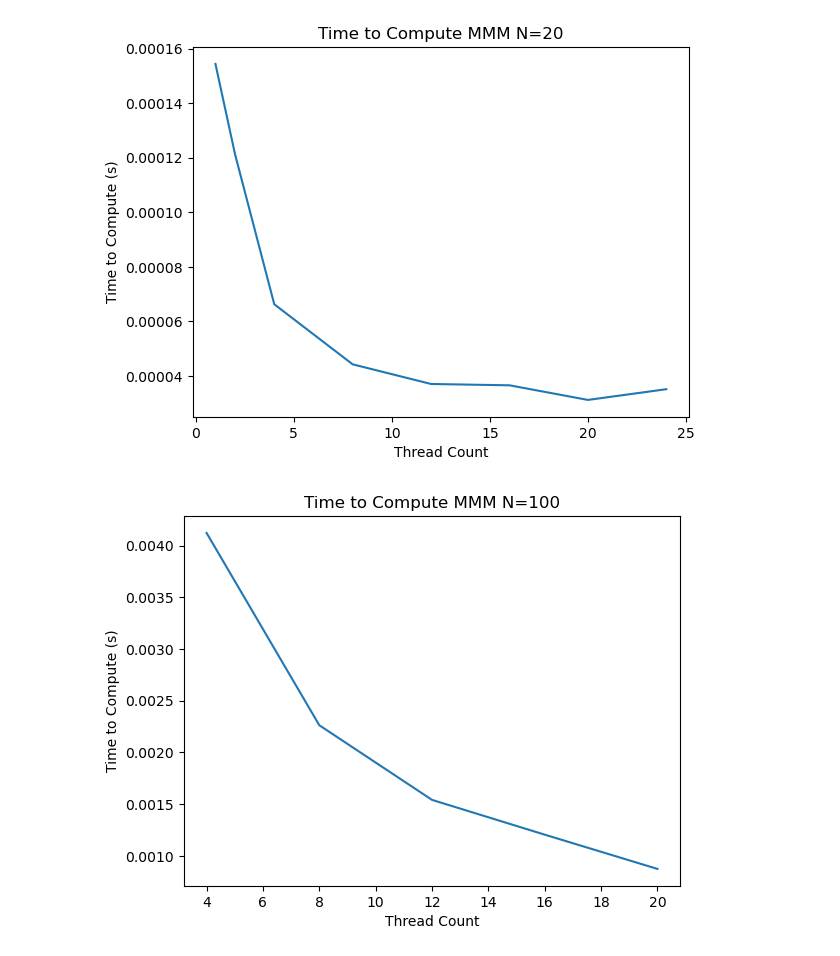
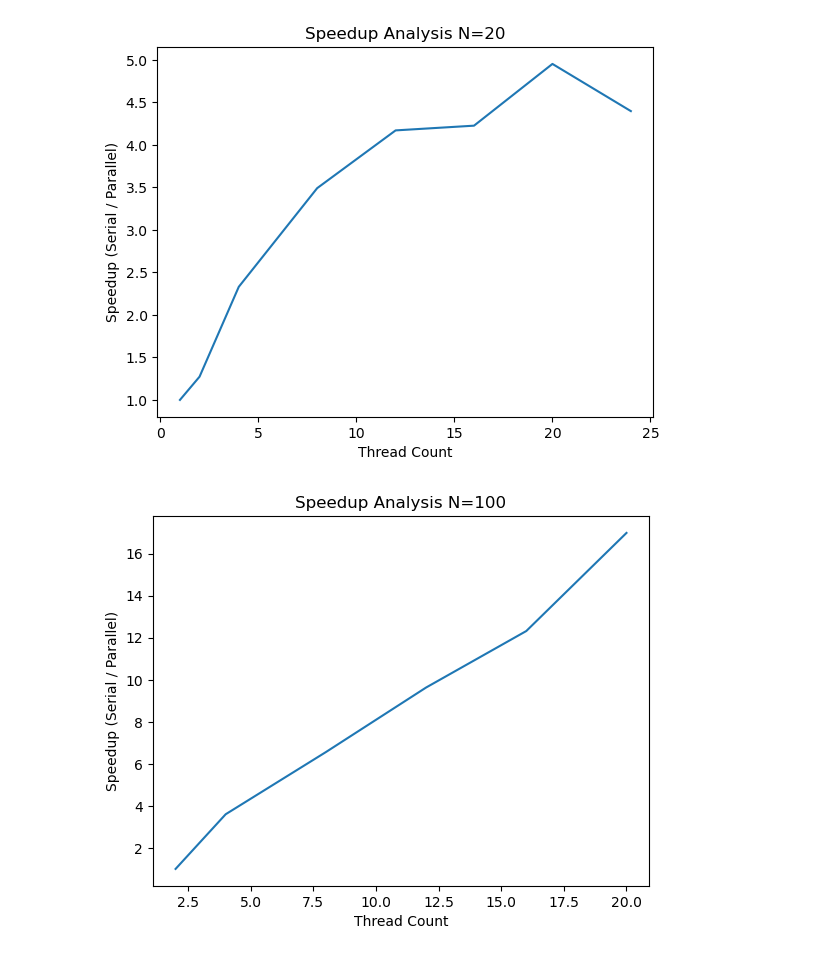
Before and after one commit to cmse822/project-4-openmp-intro-seven-c-s, a Jupyter notebook: Freem_Work/plotting.ipynb, the cells around one changed output. Cells and saved outputs as stored; diff of their text form; code cells hidden in the pictures.

Commit message:
added speedup plots

```diff
--- a/Freem_Work/plotting.ipynb
+++ b/Freem_Work/plotting.ipynb
@@ -5,19 +5,27 @@ import pandas as pd
 # %%
 # Reading data
 master_data = pd.read_csv("MMM_20x20.csv")
 master_data = master_data.to_numpy()
 
 # Removing first 20 entries of each timing to ignore first time load up costs
 mean_data =  np.mean(master_data[21:-1, :], 0)
 num_threads = np.array([1, 2, 4, 8, 12, 16, 20, 24])
 
 plt.plot(num_threads, mean_data)
 plt.xlabel("Thread Count")
 plt.ylabel("Time to Compute (s)")
 plt.title("Time to Compute MMM N=20")
 plt.savefig("plot_N20.png")
+
+plt.clf()
+plt.cla()
+plt.plot(num_threads, mean_data[0] / mean_data)
+plt.xlabel("Thread Count")
+plt.ylabel("Speedup (Serial / Parallel)")
+plt.title("Speedup Analysis N=20")
+plt.savefig("plot_speedup_N20.png")
 # %% [output]
-[figure, old version]
+[figure, new version]
 # %%
 # Reading data
 master_data = pd.read_csv("MMM_100x100.csv")
@@ -27,13 +35,21 @@ master_data = master_data.to_numpy()
 mean_data =  np.mean(master_data[21:-1, :], 0)
 num_threads = np.array([1, 2, 4, 8, 12, 16, 20, 24])
 
-plt.plot(num_threads[2:-1], mean_data[2:-1])
+plt.plot(num_threads[1:-1], mean_data[1:-1])
 plt.xlabel("Thread Count")
 plt.ylabel("Time to Compute (s)")
 plt.title("Time to Compute MMM N=100")
 plt.savefig("plot_N100.png")
+
+plt.clf()
+plt.cla()
+plt.plot(num_threads[1:-1], mean_data[1] / mean_data[1:-1])
+plt.xlabel("Thread Count")
+plt.ylabel("Speedup (Serial / Parallel)")
+plt.title("Speedup Analysis N=100")
+plt.savefig("plot_speedup_N100.png")
 # %% [output]
-[figure, old version]
+[figure, new version]
 # %%
 # Reading data
 master_data = pd.read_csv("MMM_1000x1000.csv")
```
Also changed, not shown: parts of 1 cell of this notebook, 5 other files.
